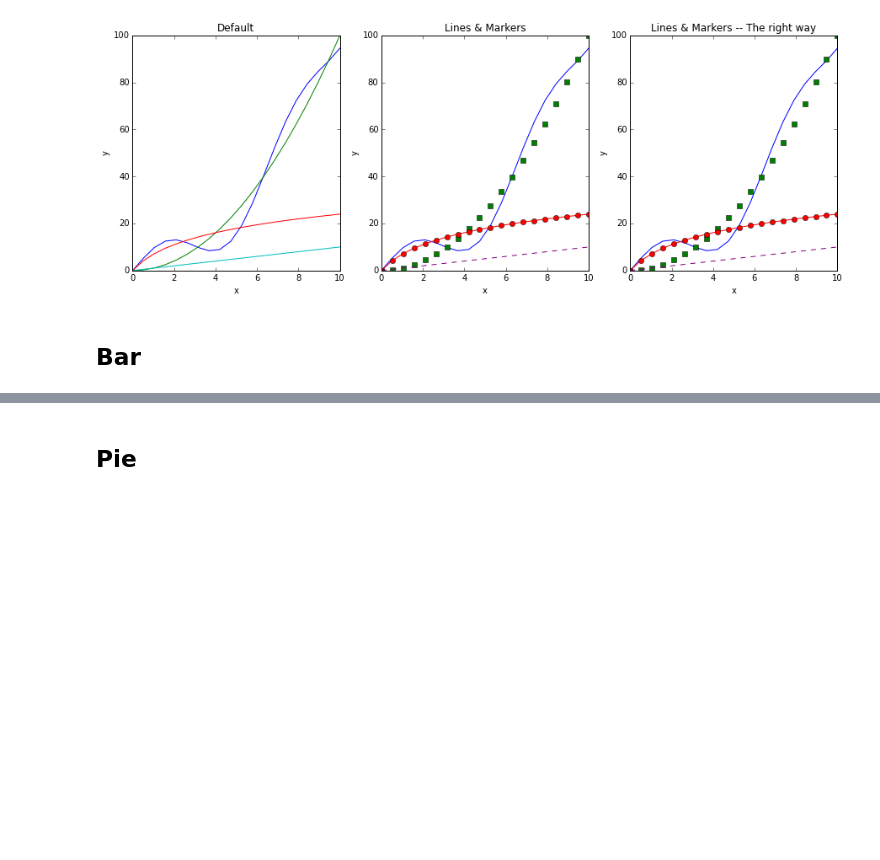
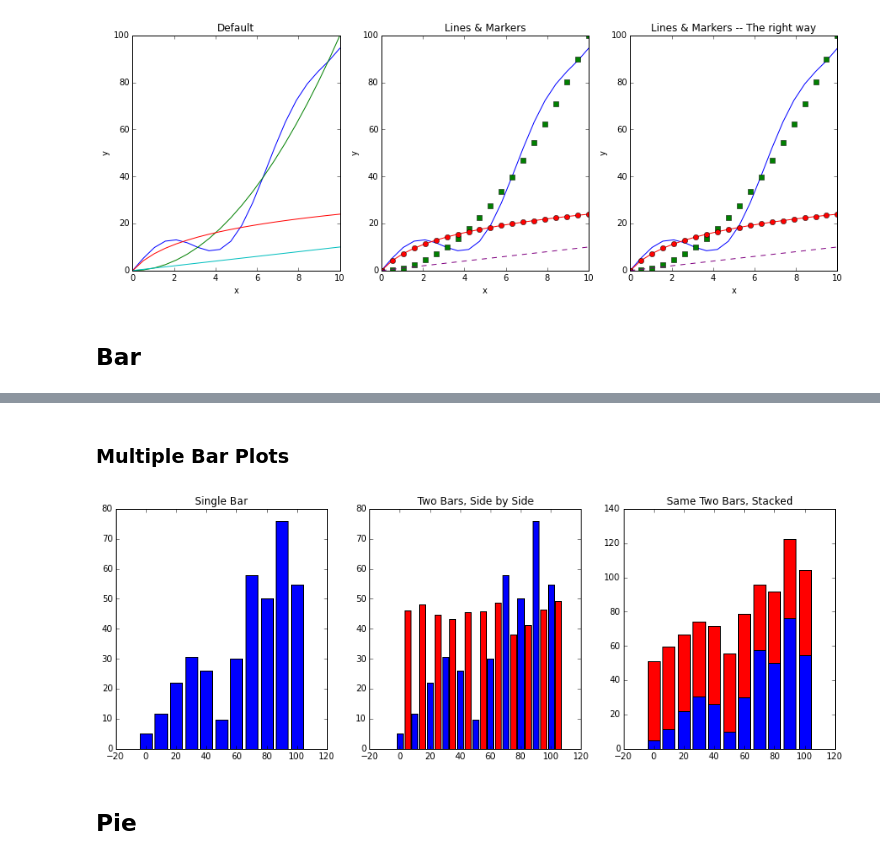
Before and after one commit to mmathioudakis/matplotlib_plot_examples, a Jupyter notebook: little_matplotlib_cookbook.ipynb, the cells around one changed output, grey strips where cells are left out. Cells and saved outputs as stored; diff of their text form; code cells hidden in the pictures; blank space fills up the shorter version.

```diff
--- a/little_matplotlib_cookbook.ipynb
+++ b/little_matplotlib_cookbook.ipynb
@@ -363,3 +363,32 @@ _tmp = ax[1,2].bar(x, h, width = dw, yerr = y_errors, ecolor = "black", capsize
+# %% [markdown]
+### Multiple Bar Plots
+# %%
+# data
+U = 100; N = 11
+x1 = np.linspace(0, U, N)
+h1 = 5 + np.random.rand(N) * x1
+
+offset = (x1[1] - x1[0]) / 2
+dw = 0.8 * offset
+
+x2 = x1 + offset
+h2 = np.mean(h1) * (1 + 0.5 * np.random.rand(N))
+
+# plotting
+fig, ax = plt.subplots(1, 3, figsize = (15, 5))
+
+ax[0].set(title = "Single Bar", ylim = (0, max(h1 + h2)))
+_tmp = ax[0].bar(x1, h1, width = 2*dw, align = "center")
+
+ax[1].set(title = "Two Bars, Side by Side")
+_tmp = ax[1].bar(x1, h1, width = dw, align = "center")
+_tmp = ax[1].bar(x2, h2, width = dw, align = "center", color = "red")
+
+ax[2].set(title = "Same Two Bars, Stacked")
+_tmp = ax[2].bar(x1, h1, width = 2*dw, align = "center")
+_tmp = ax[2].bar(x1, h2, width = 2*dw, bottom = h1, align = "center", color = "red")
+# %% [output]
+[figure, added]
 # %% [markdown]
 ## Pie
 # %% [markdown]
```
Also changed, not shown: parts of 1 cell of this notebook.
